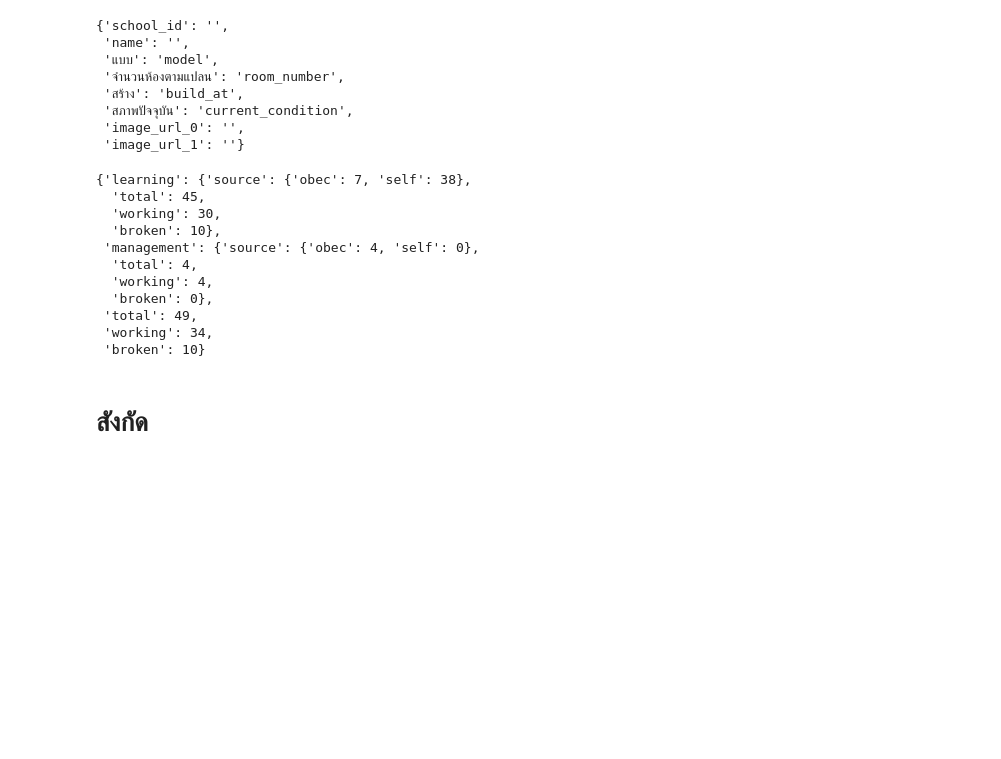
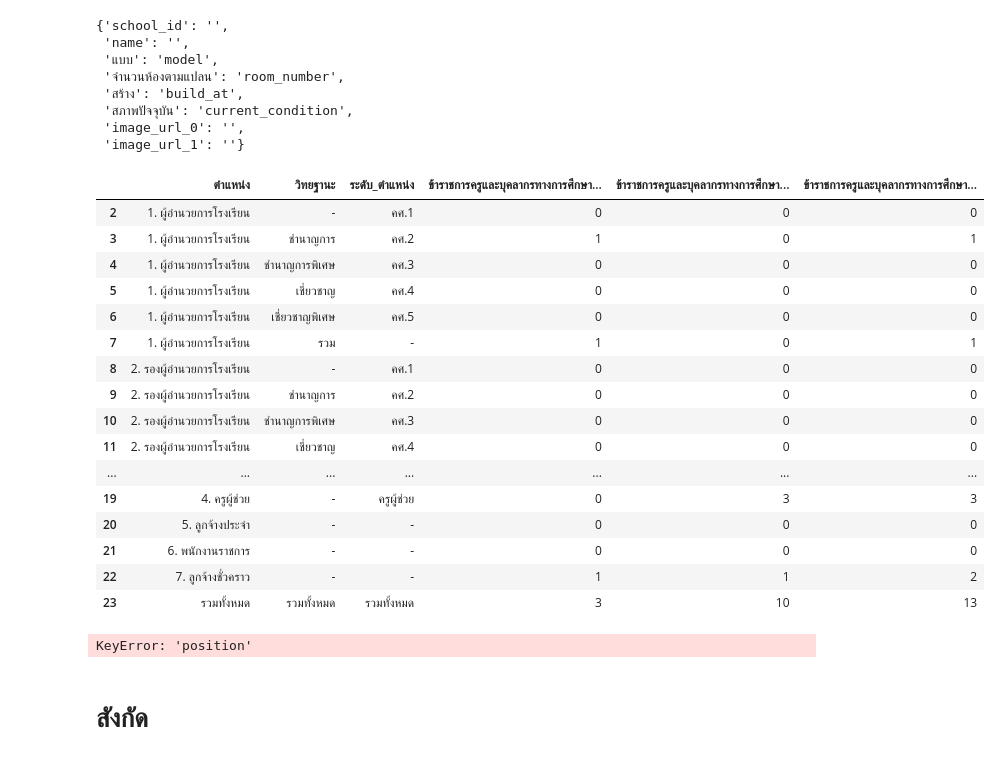
Before and after one commit to wevisdemo/open-school-data, a Jupyter notebook: playground.ipynb, the cells around one changed output. Cells and saved outputs as stored; diff of their text form; code cells hidden in the pictures; blank space fills up the shorter version.

Commit message:
Fix col header

```diff
--- a/playground.ipynb
+++ b/playground.ipynb
@@ -305,34 +305,18 @@ class SchoolData:
         return about_school_json
 
 
-    def computer(self) -> Dict:
-        df = self._find_html_table(
-            'computer_internet', 'จำนวนคอมพิวเตอร์เพื่อการเรียนการสอน')
-        if df is None:
-            return dict()
-        header = ''
-        rows = dict()
-        df = replace(df, 'computer')
-        for _, row in df.iterrows():
-            if len(row.unique()) != len(row):
-                header = row[0]
-            else:
-                if header not in rows.keys():
-                    rows[header] = dict()
-                row_list = row.values.tolist()
-                col, cell = row_list
-                cell = re.sub(r'(\d+) ?เครื่อง', r'\1', cell)
-                cell = int(cell)
-                if col.startswith('source'):
-                    source_dict = rows[header].get('source', dict())
-                    source_dict[col.replace('source_','')] = cell
-                    rows[header]['source'] = source_dict
-                else:
-                    rows[header][col] = cell
-        dict_total = rows['total']
-        del rows['total']
-        rows.update(dict_total)
-        return rows
+    def staff(self) -> Dict:
+        staff_df: pd.DataFrame = self._find_html_table('staff', 'วิทยฐานะ')
+        if staff_df is not None:
+            staff_data = {}
+            staff_df.columns = [
+                c1 if c1 == c2 else c1 + '_' + c2
+                for c1,c2 in zip(staff_df.iloc[0], staff_df.iloc[1])
+            ]
+            df = rename(staff_df, 'staff')
+            df.drop([0,1], inplace=True)
+            return df
+            return staff_data
 
     def _find_html_table(self, page, keyword):
         fpath = self.pages[page]
@@ -382,20 +366,31 @@ school_index = '101431089'
 school_data = SchoolData(school_index,
                          {**schools_pages[school_index], 'building':buildings[school_index[4:]]})
 # %%
-df = school_data.computer()
+df = school_data.staff()
 df
 # %% [output]
-{'learning': {'source': {'obec': 7, 'self': 38},
-  'total': 45,
-  'working': 30,
-  'broken': 10},
- 'management': {'source': {'obec': 4, 'self': 0},
-  'total': 4,
-  'working': 4,
-  'broken': 0},
- 'total': 49,
- 'working': 34,
- 'broken': 10}
+|  | ตำแหน่ง | วิทยฐานะ | ระดับ_ตำแหน่ง | ข้าราชการครูและบุคลากรทางการศึกษา... | ข้าราชการครูและบุคลากรทางการศึกษา... | ข้าราชการครูและบุคลากรทางการศึกษา... |
+| 2 | 1. ผู้อำนวยการโรงเรียน | - | คศ.1 | 0 | 0 | 0 |
+| 3 | 1. ผู้อำนวยการโรงเรียน | ชำนาญการ | คศ.2 | 1 | 0 | 1 |
+| 4 | 1. ผู้อำนวยการโรงเรียน | ชำนาญการพิเศษ | คศ.3 | 0 | 0 | 0 |
+| 5 | 1. ผู้อำนวยการโรงเรียน | เชี่ยวชาญ | คศ.4 | 0 | 0 | 0 |
+| 6 | 1. ผู้อำนวยการโรงเรียน | เชี่ยวชาญพิเศษ | คศ.5 | 0 | 0 | 0 |
+| 7 | 1. ผู้อำนวยการโรงเรียน | รวม | - | 1 | 0 | 1 |
+| 8 | 2. รองผู้อำนวยการโรงเรียน | - | คศ.1 | 0 | 0 | 0 |
+| 9 | 2. รองผู้อำนวยการโรงเรียน | ชำนาญการ | คศ.2 | 0 | 0 | 0 |
+| 10 | 2. รองผู้อำนวยการโรงเรียน | ชำนาญการพิเศษ | คศ.3 | 0 | 0 | 0 |
+| 11 | 2. รองผู้อำนวยการโรงเรียน | เชี่ยวชาญ | คศ.4 | 0 | 0 | 0 |
+| ... | ... | ... | ... | ... | ... | ... |
+| 19 | 4. ครูผู้ช่วย | - | ครูผู้ช่วย | 0 | 3 | 3 |
+| 20 | 5. ลูกจ้างประจำ | - | - | 0 | 0 | 0 |
+| 21 | 6. พนักงานราชการ | - | - | 0 | 0 | 0 |
+| 22 | 7. ลูกจ้างชั่วคราว | - | - | 1 | 1 | 2 |
+| 23 | รวมทั้งหมด | รวมทั้งหมด | รวมทั้งหมด | 3 | 10 | 13 |
+# %%
+for position, sub_df in df.groupby('position'):
+    print(sub_df)
+# %% [output]
+KeyError: 'position'
 # %% [markdown]
 # สังกัด
 # %%
```
Also changed, not shown: 1 other file.
